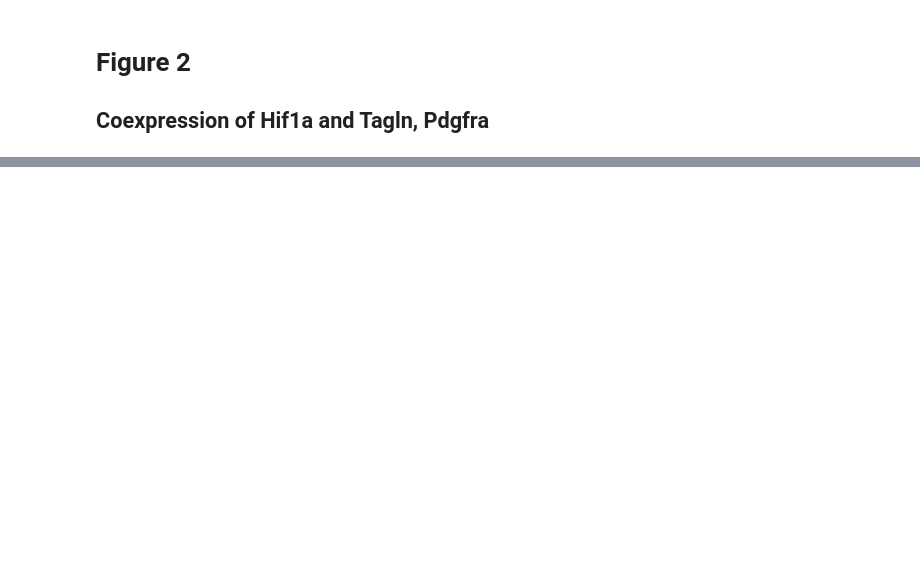
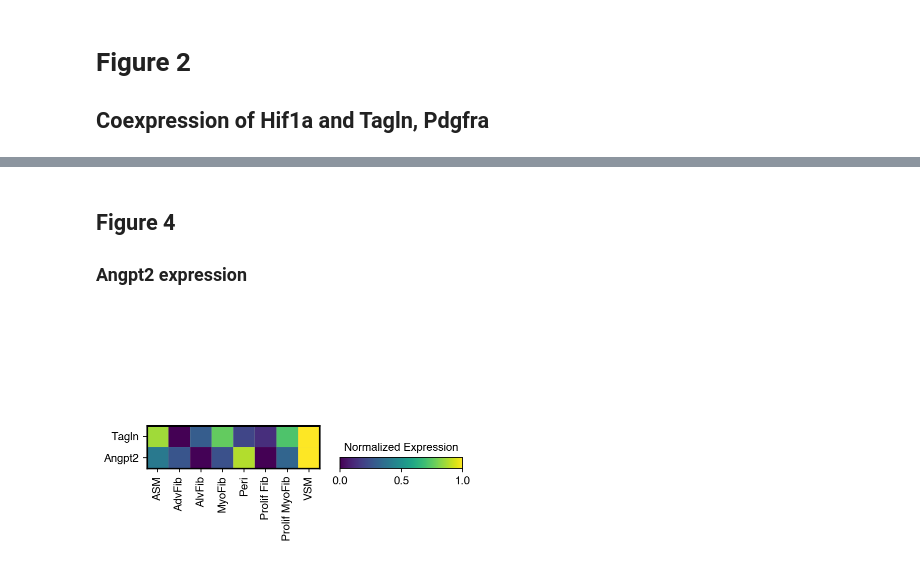
Before and after one commit to CarstenKnutsen/tagln_hif1a_ko, a Jupyter notebook: single_cell_figures.ipynb, the cells around one changed output, grey strips where cells are left out. Cells and saved outputs as stored; diff of their text form; code cells hidden in the pictures; blank space fills up the shorter version.

```diff
--- a/single_cell_figures.ipynb
+++ b/single_cell_figures.ipynb
@@ -79,0 +173,10 @@ sc.pl.MatrixPlot(p1_p7_adata,
+# %% [markdown]
+## Figure 4
+### Angpt2 expression
+# %%
+sc.pl.MatrixPlot(p1_p7_mes_adata,
+                 ['Tagln', 'Angpt2'],
+                 standard_scale='var',
+                 groupby = ['Cell Subtype']).swap_axes().legend(width = 2.1, title='Normalized Expression').style(cmap='viridis').savefig(os.path.join(output,f'matrixplot_fig4_tagln_angpt2.png'), dpi = 300)
+# %% [output]
+[figure, added]
```
Also changed, not shown: parts of 12 cells of this notebook.
